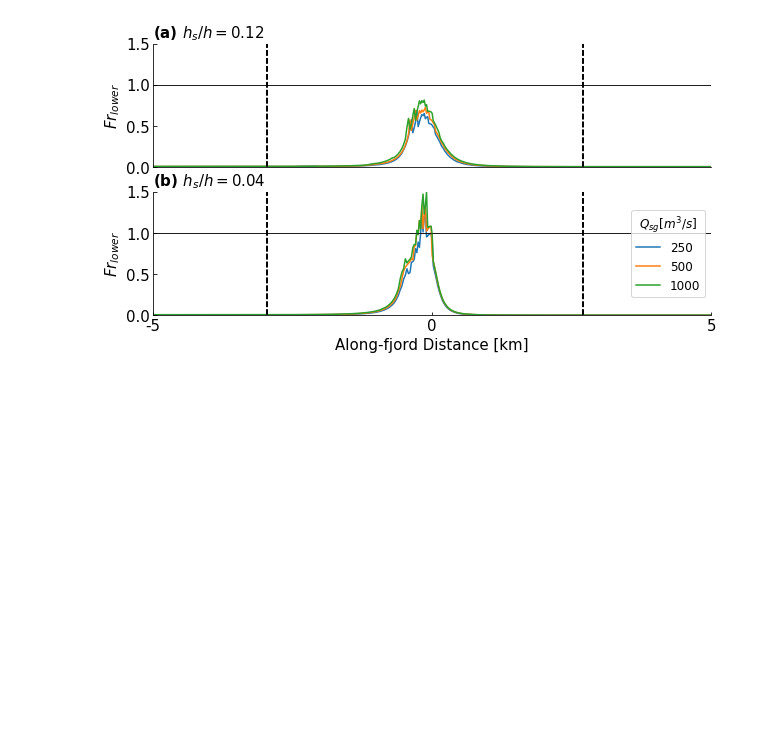
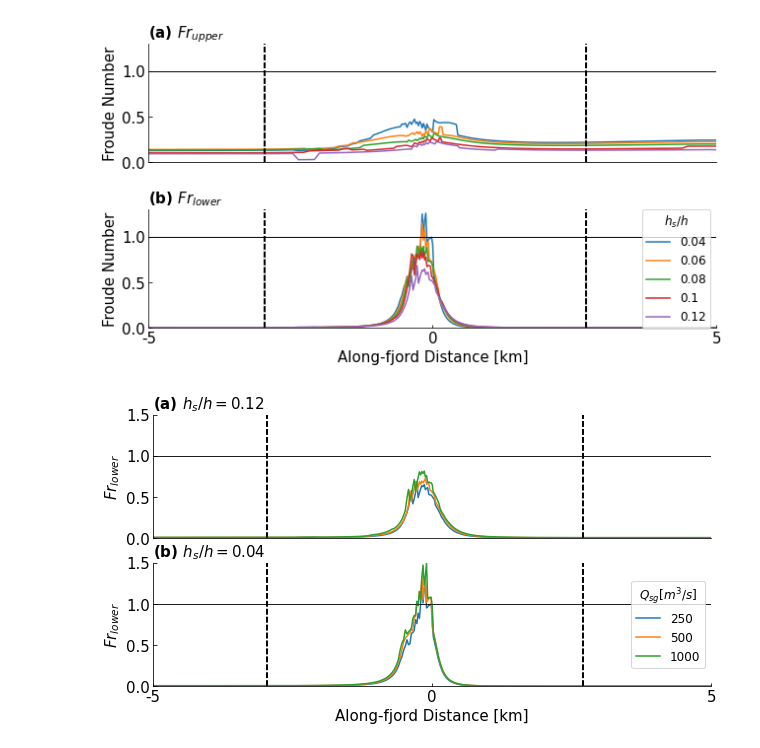
Before and after one commit to weiyangbao/Jupyter-Iceplume, a Jupyter notebook: Fjord Modeling/3-Froude.ipynb, the cells around one changed output. Cells and saved outputs as stored; diff of their text form; code cells hidden in the pictures; blank space fills up the shorter version.

Commit message:
Adjust TEF transports for calculating efflux-reflux coefficients; Make new plots

```diff
--- a/Fjord Modeling/3-Froude.ipynb
+++ b/Fjord Modeling/3-Froude.ipynb
@@ -60,7 +58,8 @@ def DynamicalP(datapath,case_id):
         L[i] = gr
     return (s1, s2, u1, u2, F1, F2)
 # %%
-case_n = np.array([3,4,5,6])
+datapath = '/work/oceans/wbao/MITgcm_results/iceplume/1_BaseCase/'
+case_n = np.array([1,2,3,4,5])
 hsr = np.array([0.04,0.06,0.08,0.10,0.12])
 qsg = np.array([100,250,500,1000])
 dist = xr.open_dataset(datapath + '/state_001.nc').X.data[:260] / 1000
@@ -73,5 +72,5 @@ U1 = np.empty([len(case_n), len(dist)])
 U2 = np.empty([len(case_n), len(dist)])
 
 for j in range(len(case_n)):
-    S1[j,:], S2[j,:], U1[j,:], U2[j,:], Fr1[j,:], Fr2[j,:] = DynamicalP(case_n[j])
+    S1[j,:], S2[j,:], U1[j,:], U2[j,:], Fr1[j,:], Fr2[j,:] = DynamicalP(datapath, case_n[j])
 # %%
@@ -111,37 +112,45 @@ ax2 = fig1.add_subplot(212)
 
 
 for k in range(len(case_n)):
-    ax1.plot(dist,Fr1[k,:],lw=1.5,label=str(qsg[k]))
+    ax1.plot(dist,Fr1[k,:],lw=1.5,label=str(hsr[k]))
     #ax1.legend(title=r'$h_s/h$',title_fontsize=12,fontsize=12, loc="center left")
     ax1.axhline(y=1, color='k',lw=.5)
     ax1.axvline(x=dist[120], color='k', linestyle='--')
     ax1.axvline(x=dist[235], color='k', linestyle='--')
     ax1.set_ylabel(r'Froude Number',size=15)
     ax1.set_xlim([10, 20])
     ax1.set_ylim([0, 1.3])
     ax1.xaxis.set_visible(False) # This erases the y ticks
     ax1.tick_params(direction='in',labelsize=15)
     ax1.spines['top'].set_visible(False)
     ax1.spines['right'].set_visible(False)
     ax1.set_title('(a) $Fr_{upper}$', loc='left', size=15, weight='bold')
-
-    ax2.plot(dist,-Fr2[k,:],lw=1.5,label=str(qsg[k]))
+    http://127.0.0.1:8889/notebooks/Fjord%20Modeling/3-Froude.ipynb#
+    ax2.plot(dist,-Fr2[k,:],lw=1.5,label=str(hsr[k]))
     ax2.legend(title=r'$h_s/h$',title_fontsize=12,fontsize=12, loc="right")
     ax2.axhline(y=1, color='k',lw=.5)
     ax2.axvline(x=dist[120], color='k', linestyle='--')
     ax2.axvline(x=dist[235], color='k', linestyle='--')
     ax2.set_ylabel(r'Froude Number',size=15)
     ax2.set_xlabel(r'Along-fjord Distance [km]',size=15)
     ax2.set_xlim([10, 20])
     ax2.set_xticks([10, 15, 20])
     ax2.set_xticklabels(["-5","0","5"])
     ax2.set_ylim([0, 1.3])
     ax2.tick_params(direction='in',labelsize=15)
     ax2.spines['top'].set_visible(False)
     ax2.spines['right'].set_visible(False)
     ax2.set_title('(b) $Fr_{lower}$', loc='left', size=15, weight='bold')
 
+plt.subplots_adjust(left=0.1,
+                    bottom=0.1,
+                    right=0.9,
+                    top=0.9,
+                    wspace=0.3,
+                    hspace=0.4)
 plt.show()
+# %% [output]
+[figure, added]
 # %%
 # x0 = 2
 # Fr11[:,:x0] = 'nan'
```
Also changed, not shown: parts of 3 cells of this notebook, 5 other files.
